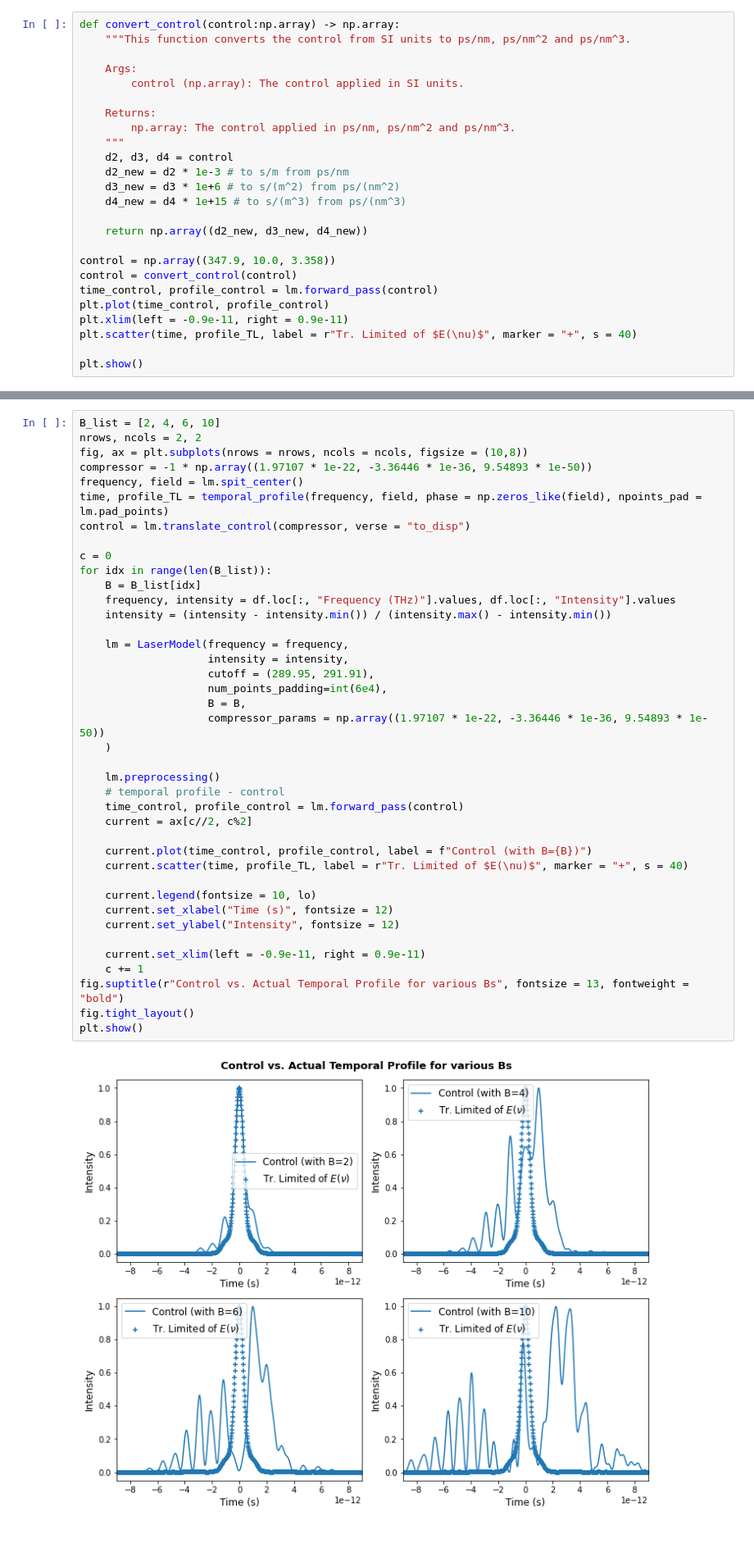
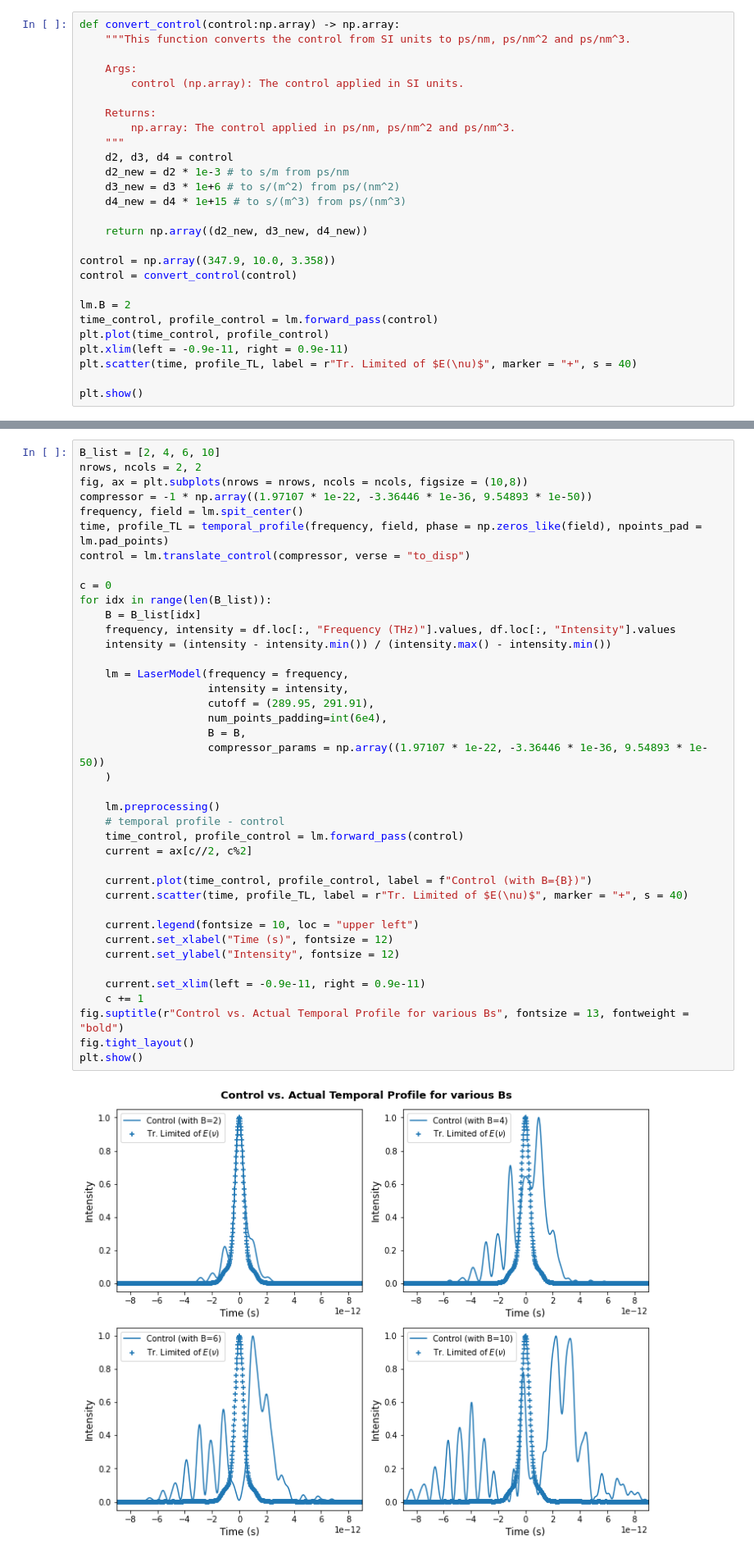
Before and after one commit to fracapuano/TempoRL, a Jupyter notebook: notebooks/SemiPhysicalModel_v1.ipynb, the cells around one changed output, grey strips where cells are left out. Shown at 82% size. Cells and saved outputs as stored; diff of their text form.

```diff
--- a/notebooks/SemiPhysicalModel_v1.ipynb
+++ b/notebooks/SemiPhysicalModel_v1.ipynb
@@ -273,6 +273,8 @@ def convert_control(control:np.array) -> np.array:
 
 control = np.array((347.9, 10.0, 3.358))
 control = convert_control(control)
+
+lm.B = 2
 time_control, profile_control = lm.forward_pass(control)
 plt.plot(time_control, profile_control)
 plt.xlim(left = -0.9e-11, right = 0.9e-11)
@@ -296,32 +299,32 @@ c = 0
 for idx in range(len(B_list)):
     B = B_list[idx]
     frequency, intensity = df.loc[:, "Frequency (THz)"].values, df.loc[:, "Intensity"].values
     intensity = (intensity - intensity.min()) / (intensity.max() - intensity.min())
 
     lm = LaserModel(frequency = frequency,
                     intensity = intensity,
                     cutoff = (289.95, 291.91),
                     num_points_padding=int(6e4),
                     B = B,
                     compressor_params = np.array((1.97107 * 1e-22, -3.36446 * 1e-36, 9.54893 * 1e-50))
     )
 
     lm.preprocessing()
     # temporal profile - control
     time_control, profile_control = lm.forward_pass(control)
     current = ax[c//2, c%2]
 
     current.plot(time_control, profile_control, label = f"Control (with B={B})")
     current.scatter(time, profile_TL, label = r"Tr. Limited of $E(\nu)$", marker = "+", s = 40)
 
-    current.legend(fontsize = 10, lo)
+    current.legend(fontsize = 10, loc = "upper left")
     current.set_xlabel("Time (s)", fontsize = 12)
     current.set_ylabel("Intensity", fontsize = 12)
 
     current.set_xlim(left = -0.9e-11, right = 0.9e-11)
     c += 1
 fig.suptitle(r"Control vs. Actual Temporal Profile for various Bs", fontsize = 13, fontweight = "bold")
 fig.tight_layout()
 plt.show()
 # %% [output]
-[figure, old version]
+[figure, new version]
```
Also changed, not shown: parts of 2 cells of this notebook, 2 other files.
